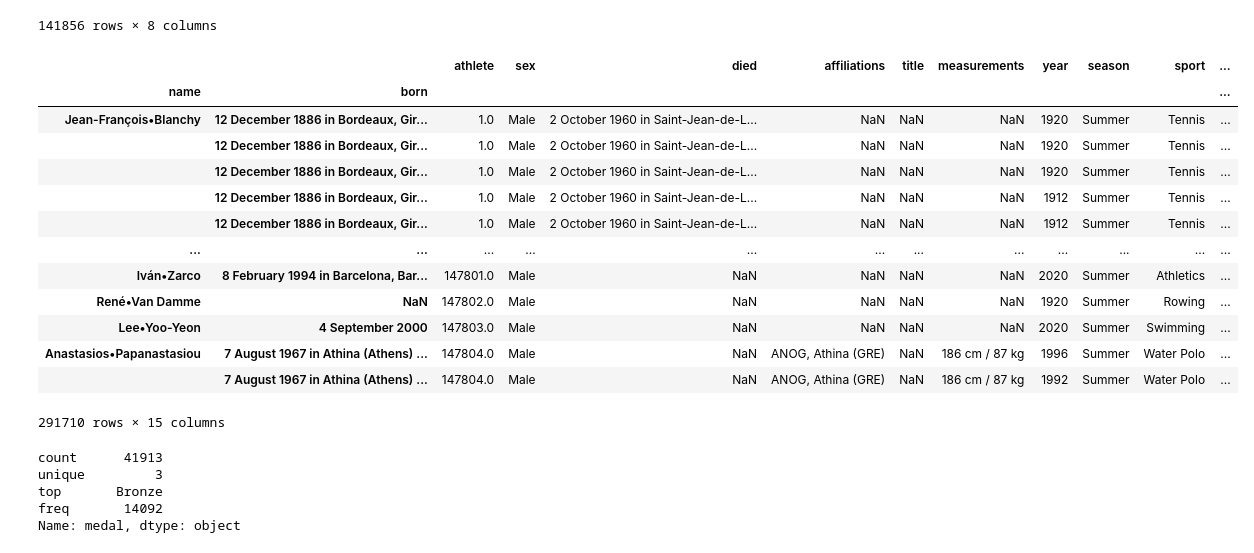
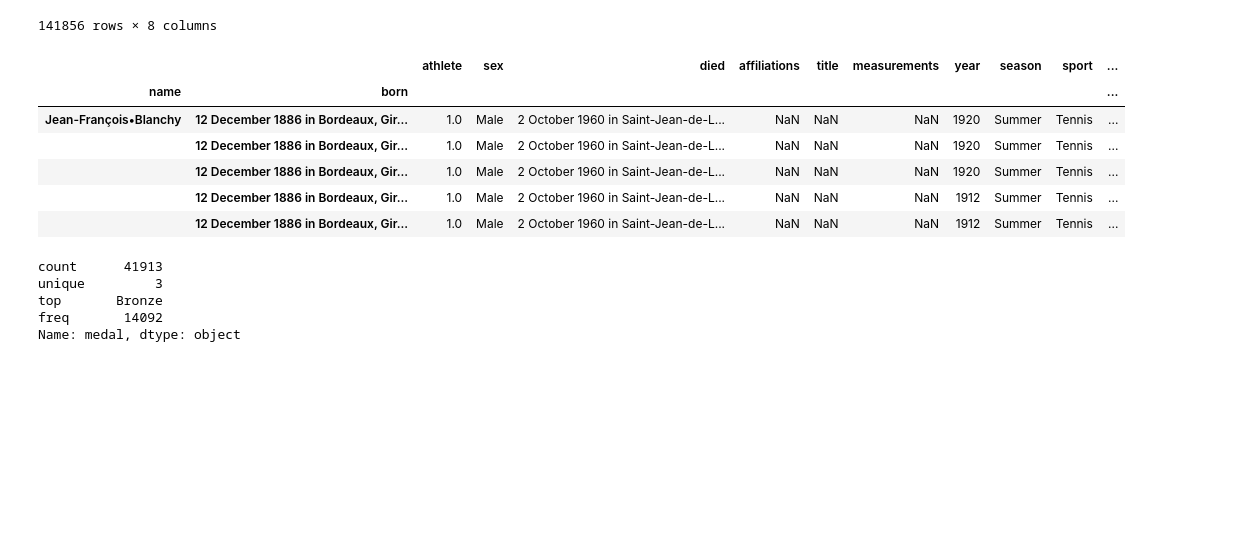
Before and after one commit to MartinDieCooleSocke420/1sem_tools_and_programming, a Jupyter notebook: exploringTheData.ipynb, the cells around one changed output. Saved outputs shown, nothing was run; the diff lists cells and outputs as text; code cells hidden in the pictures; blank space fills up the shorter version.

```diff
--- a/exploringTheData.ipynb
+++ b/exploringTheData.ipynb
@@ -41,22 +41,15 @@ athletes
 merged = pd.merge(left = athletes, right = results, how="inner")
 # %%
 # Setting index to name and born since this an unique way to identify
-merged.set_index(["name","born"])
+merged.set_index(["name","born"]).head()
 # %% [output]
 |  |  | athlete | sex | died | affiliations | title | measurements | year | season | sport | ... |
 | name | born |  |  |  |  |  |  |  |  |  | ... |
 | Jean-François•Blanchy | 12 December 1886 in Bordeaux, Gir... | 1.0 | Male | 2 October 1960 in Saint-Jean-de-L... | NaN | NaN | NaN | 1920 | Summer | Tennis | ... |
 |  | 12 December 1886 in Bordeaux, Gir... | 1.0 | Male | 2 October 1960 in Saint-Jean-de-L... | NaN | NaN | NaN | 1920 | Summer | Tennis | ... |
 |  | 12 December 1886 in Bordeaux, Gir... | 1.0 | Male | 2 October 1960 in Saint-Jean-de-L... | NaN | NaN | NaN | 1920 | Summer | Tennis | ... |
 |  | 12 December 1886 in Bordeaux, Gir... | 1.0 | Male | 2 October 1960 in Saint-Jean-de-L... | NaN | NaN | NaN | 1912 | Summer | Tennis | ... |
 |  | 12 December 1886 in Bordeaux, Gir... | 1.0 | Male | 2 October 1960 in Saint-Jean-de-L... | NaN | NaN | NaN | 1912 | Summer | Tennis | ... |
-| ... | ... | ... | ... | ... | ... | ... | ... | ... | ... | ... | ... |
-| Iván•Zarco | 8 February 1994 in Barcelona, Bar... | 147801.0 | Male | NaN | NaN | NaN | NaN | 2020 | Summer | Athletics | ... |
-| René•Van Damme | NaN | 147802.0 | Male | NaN | NaN | NaN | NaN | 1920 | Summer | Rowing | ... |
-| Lee•Yoo-Yeon | 4 September 2000 | 147803.0 | Male | NaN | NaN | NaN | NaN | 2020 | Summer | Swimming | ... |
-| Anastasios•Papanastasiou | 7 August 1967 in Athina (Athens) ... | 147804.0 | Male | NaN | ANOG, Athina (GRE) | NaN | 186 cm / 87 kg | 1996 | Summer | Water Polo | ... |
-|  | 7 August 1967 in Athina (Athens) ... | 147804.0 | Male | NaN | ANOG, Athina (GRE) | NaN | 186 cm / 87 kg | 1992 | Summer | Water Polo | ... |
-291710 rows × 15 columns
 # %%
 merged["medal"].describe()
 # %% [output]
```
Also changed, not shown: parts of 4 cells of this notebook, 1 other file.
